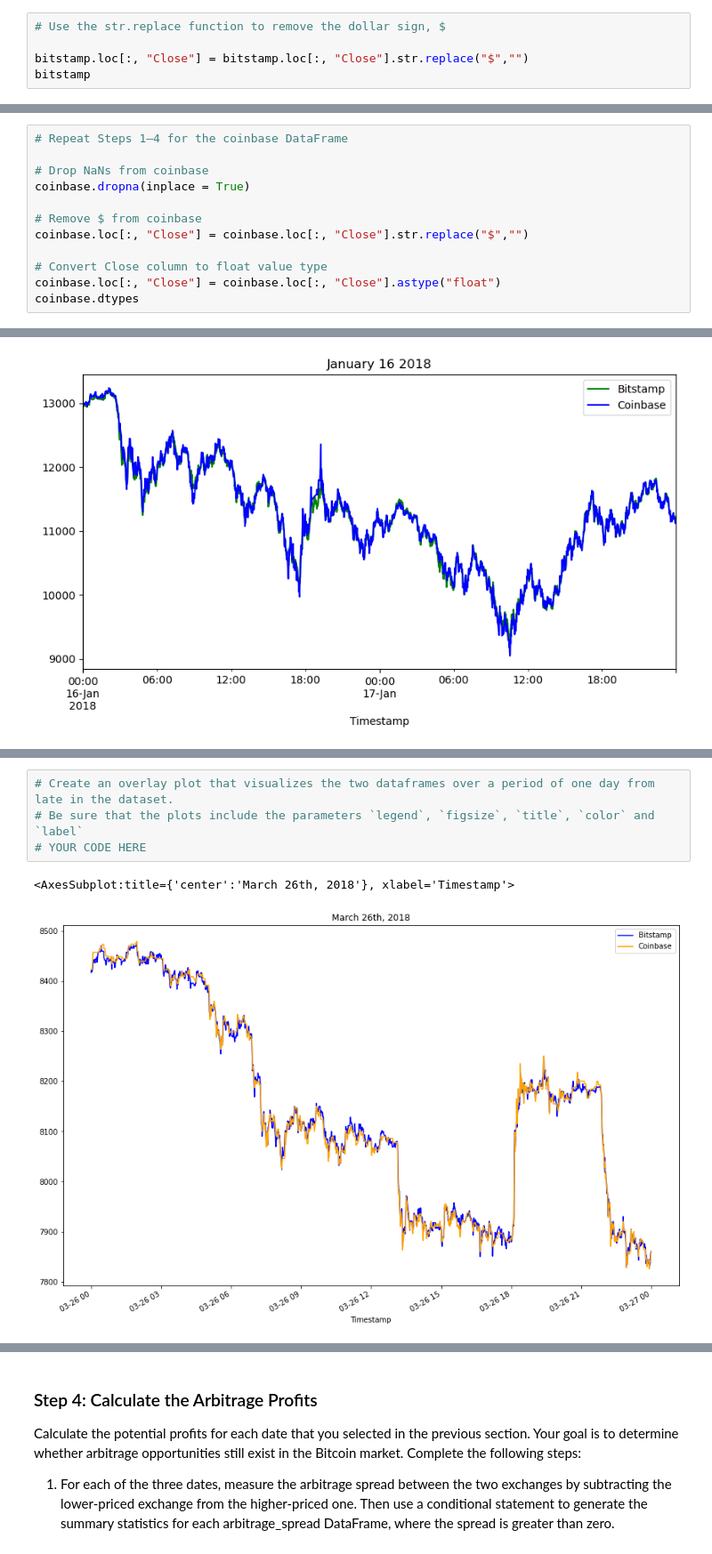
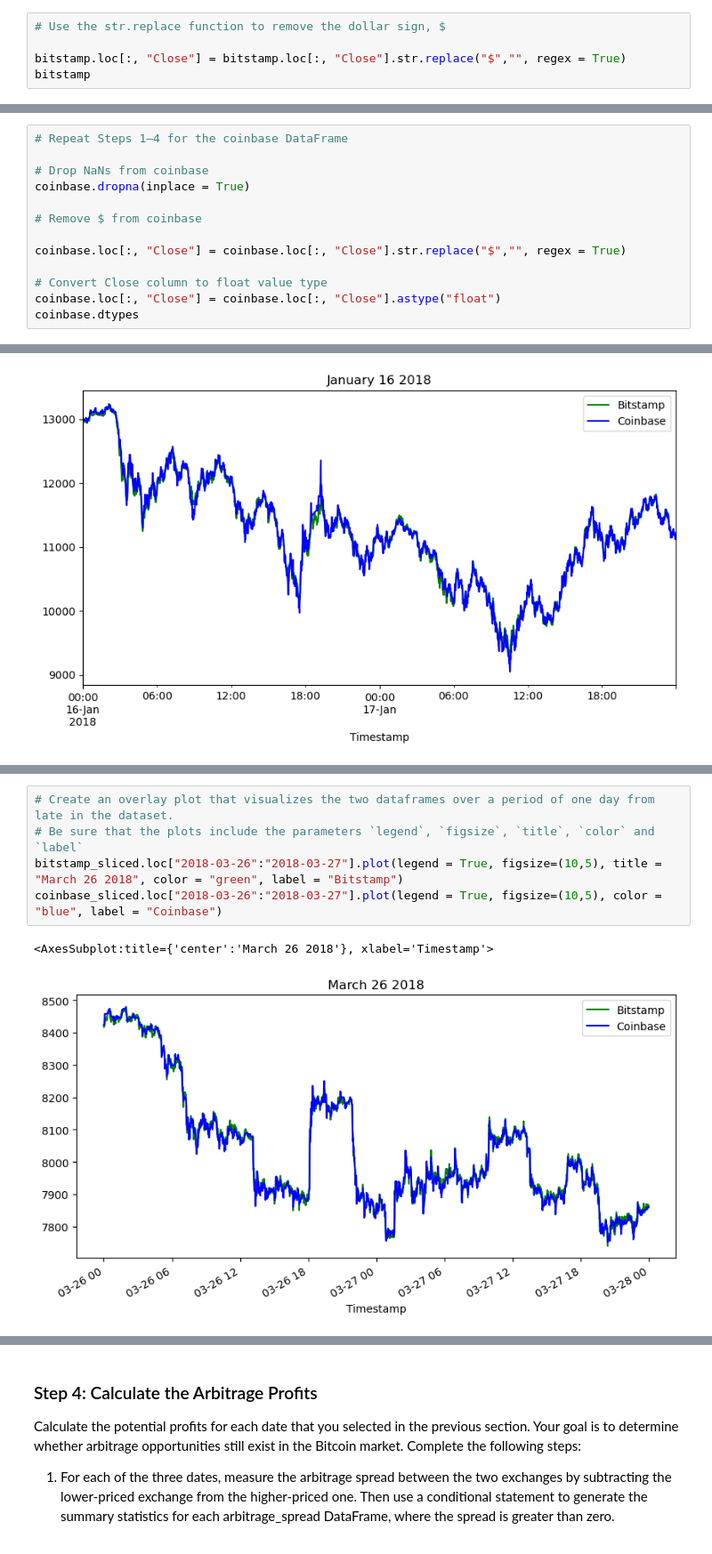
Before and after one commit to nahinhayat/Module3Challenge, a Jupyter notebook: Starter_Code 3/crypto_arbitrage.ipynb, the cells around one changed output, grey strips where cells are left out. Shown at 89% size. Drawn from its saved outputs; the diff is of its cells as text.

```diff
--- a/Starter_Code 3/crypto_arbitrage.ipynb
+++ b/Starter_Code 3/crypto_arbitrage.ipynb
@@ -114,7 +114,7 @@ bitstamp.dropna(inplace = True)
 # %%
 # Use the str.replace function to remove the dollar sign, $
 
-bitstamp.loc[:, "Close"] = bitstamp.loc[:, "Close"].str.replace("$","")
+bitstamp.loc[:, "Close"] = bitstamp.loc[:, "Close"].str.replace("$","", regex = True)
 bitstamp
 # %% [output]
 |  | Open | High | Low | Close | BTC Volume | USD Volume | Weighted Price |
@@ -162,7 +162,8 @@ bitstamp.duplicated().sum()
 coinbase.dropna(inplace = True)
 
 # Remove $ from coinbase
-coinbase.loc[:, "Close"] = coinbase.loc[:, "Close"].str.replace("$","")
+
+coinbase.loc[:, "Close"] = coinbase.loc[:, "Close"].str.replace("$","", regex = True)
 
 # Convert Close column to float value type
 coinbase.loc[:, "Close"] = coinbase.loc[:, "Close"].astype("float")
@@ -379,10 +381,11 @@ Name: Close, dtype: float64
 # %%
 # Create an overlay plot that visualizes the two dataframes over a period of one day from late in the dataset.
 # Be sure that the plots include the parameters `legend`, `figsize`, `title`, `color` and `label`
-# YOUR CODE HERE
+bitstamp_sliced.loc["2018-03-26":"2018-03-27"].plot(legend = True, figsize=(10,5), title = "March 26 2018", color = "green", label = "Bitstamp")
+coinbase_sliced.loc["2018-03-26":"2018-03-27"].plot(legend = True, figsize=(10,5), color = "blue", label = "Coinbase")
 # %% [output]
-<AxesSubplot:title={'center':'March 26th, 2018'}, xlabel='Timestamp'>
+<AxesSubplot:title={'center':'March 26 2018'}, xlabel='Timestamp'>
-[figure, old version]
+[figure, new version]
 # %%
 # Using the date from the late that you have selected, calculate the arbitrage spread
 # by subtracting the bitstamp lower closing prices from the coinbase higher closing prices
```
Also changed, not shown: parts of 7 cells of this notebook.
